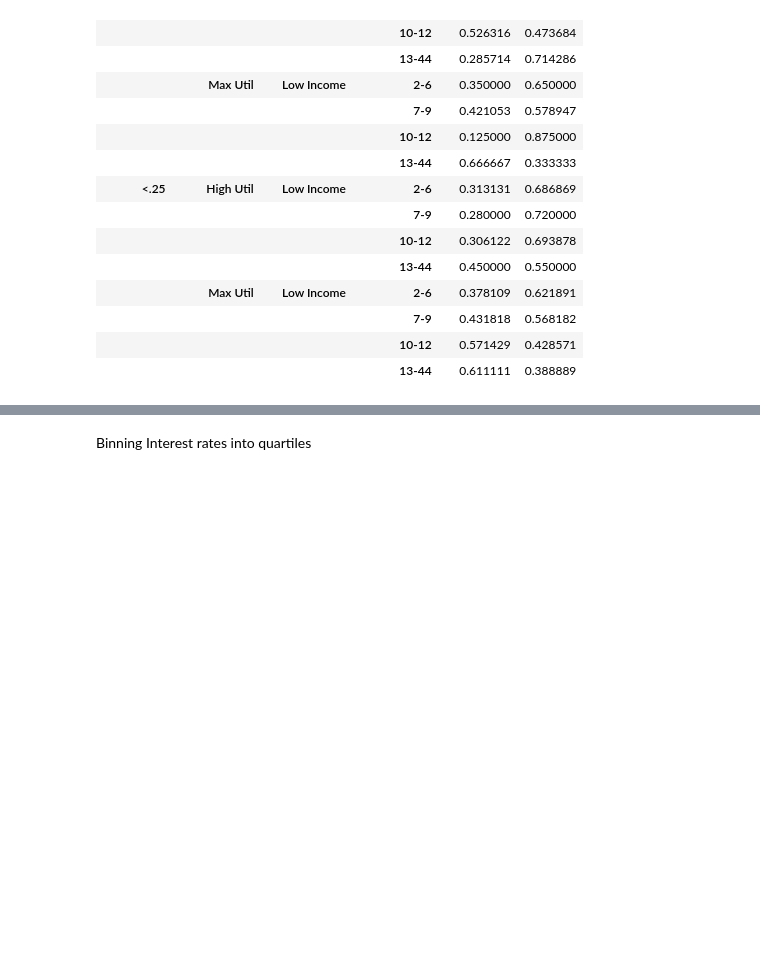
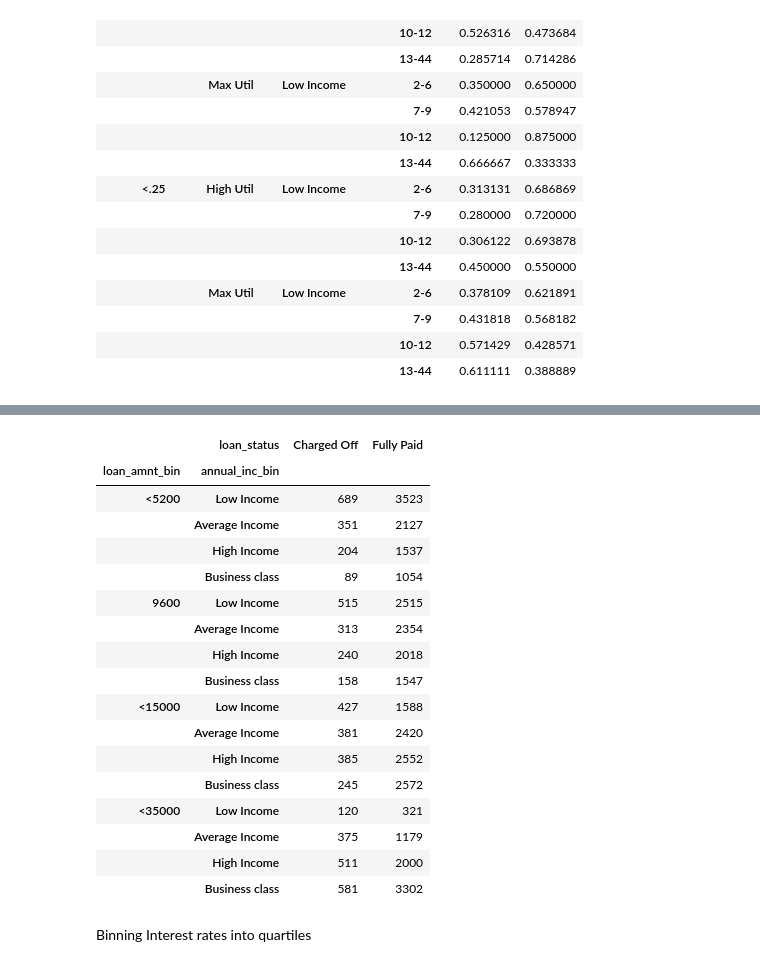
Before and after one commit to karthikmnkrishna/Loan-default-prediction, a Jupyter notebook: Lending_case_Study_combine.ipynb, the cells around one changed output, grey strips where cells are left out. Saved outputs shown, nothing was run; the diff lists cells and outputs as text; code cells hidden in the pictures; blank space fills up the shorter version.

```diff
--- a/Lending_case_Study_combine.ipynb
+++ b/Lending_case_Study_combine.ipynb
@@ -1404,3 +1443,25 @@ pd.crosstab([loans_60.interest_bin , loans_60.Revol_util_bin,
+# %%
+pd.crosstab([loans.loan_amnt_bin ,loans.annual_inc_bin],loans.loan_status,
+            values=loans.loan_amnt,aggfunc='count')
+# %% [output]
+|  | loan_status | Charged Off | Fully Paid |
+| loan_amnt_bin | annual_inc_bin |  |  |
+| <5200 | Low Income | 689 | 3523 |
+|  | Average Income | 351 | 2127 |
+|  | High Income | 204 | 1537 |
+|  | Business class | 89 | 1054 |
+| 9600 | Low Income | 515 | 2515 |
+|  | Average Income | 313 | 2354 |
+|  | High Income | 240 | 2018 |
+|  | Business class | 158 | 1547 |
+| <15000 | Low Income | 427 | 1588 |
+|  | Average Income | 381 | 2420 |
+|  | High Income | 385 | 2552 |
+|  | Business class | 245 | 2572 |
+| <35000 | Low Income | 120 | 321 |
+|  | Average Income | 375 | 1179 |
+|  | High Income | 511 | 2000 |
+|  | Business class | 581 | 3302 |
 # %% [markdown]
 Binning Interest rates into quartiles
 # %%
```
Also changed, not shown: parts of 5 cells of this notebook.
